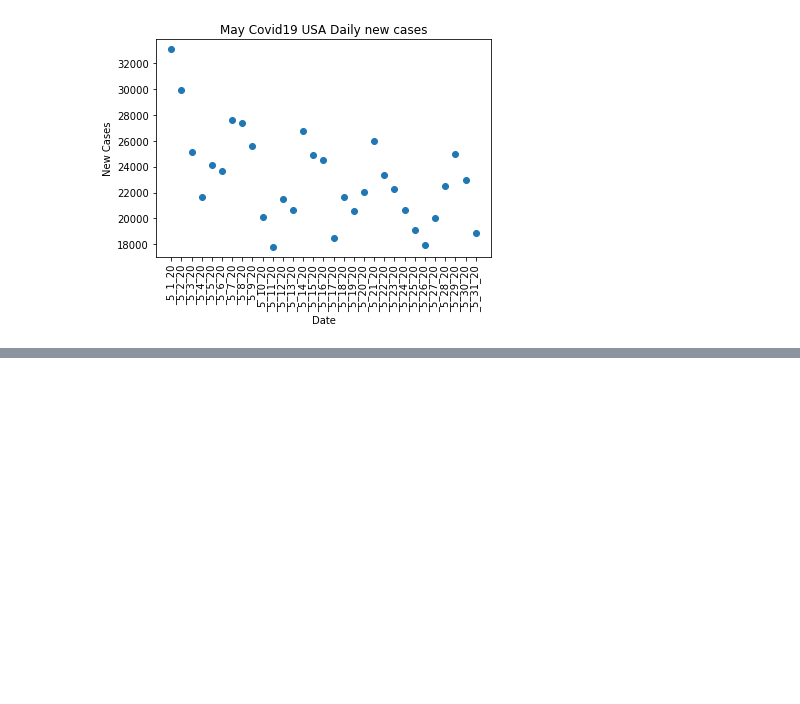
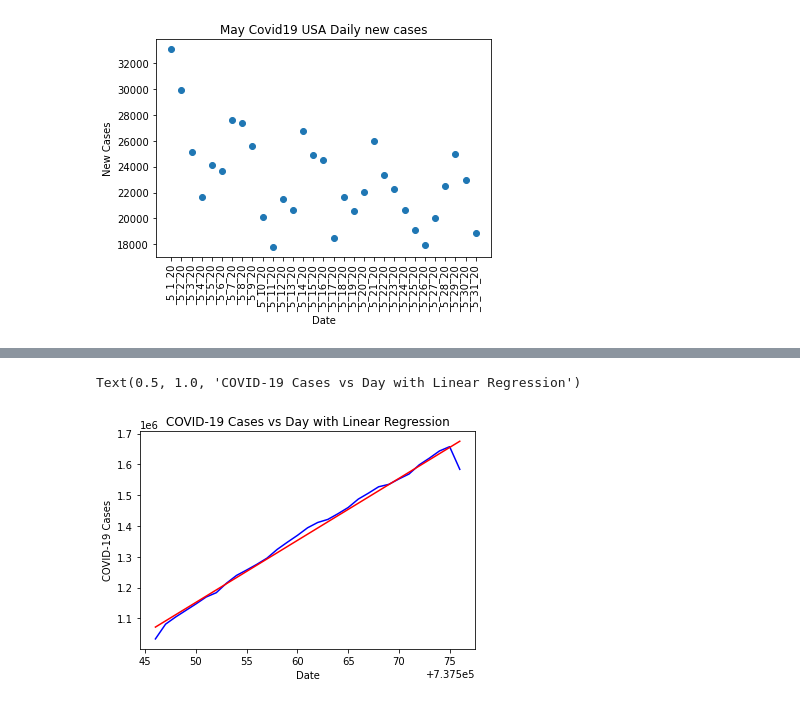
Before and after one commit to kevinhnmb/kevinhnmb.github.io, a Jupyter notebook: Final_Project.ipynb, the cells around one changed output, grey strips where cells are left out. Cells and saved outputs as stored; diff of their text form; code cells hidden in the pictures; blank space fills up the shorter version.

```diff
--- a/Final_Project.ipynb
+++ b/Final_Project.ipynb
@@ -427,0 +765,29 @@ array(['AK', 'AL', 'AR', 'AZ', 'CA', 'CO', 'CT', 'DC', 'DE', 'FL', 'GA',
+# %%
+#Linear Regression
+from sklearn import linear_model
+import datetime as dt
+
+cases_per_day['date'] = pd.to_datetime(cases_per_day['date'])
+cases_per_day['date']=cases_per_day['date'].map(dt.datetime.toordinal)
+
+reg = linear_model.LinearRegression()
+X = [[x] for x in cases_per_day['date'].values]
+Y = [[y] for y in cases_per_day['cases'].values]
+regfit = reg.fit(X, Y)
+
+#Get predcited Values
+pred_cases = []
+for x in cases_per_day['date'].values:
+    pred_cases.append(regfit.predict(x.reshape(-1,1)))
+
+cases_per_day['pred_cases'] = pd.Series(pred_cases, index = cases_per_day.index)
+
+#Plot the linear regression line with the data
+plt.plot(cases_per_day['date'], cases_per_day['cases'], color='blue',)
+plt.plot(cases_per_day['date'], cases_per_day['pred_cases'], color='red')
+plt.xlabel("Date")
+plt.ylabel("COVID-19 Cases")
+plt.title("COVID-19 Cases vs Day with Linear Regression")
+# %% [output]
+Text(0.5, 1.0, 'COVID-19 Cases vs Day with Linear Regression')
+[figure, added]
```
Also changed, not shown: parts of 65 cells of this notebook, 1 other file.
